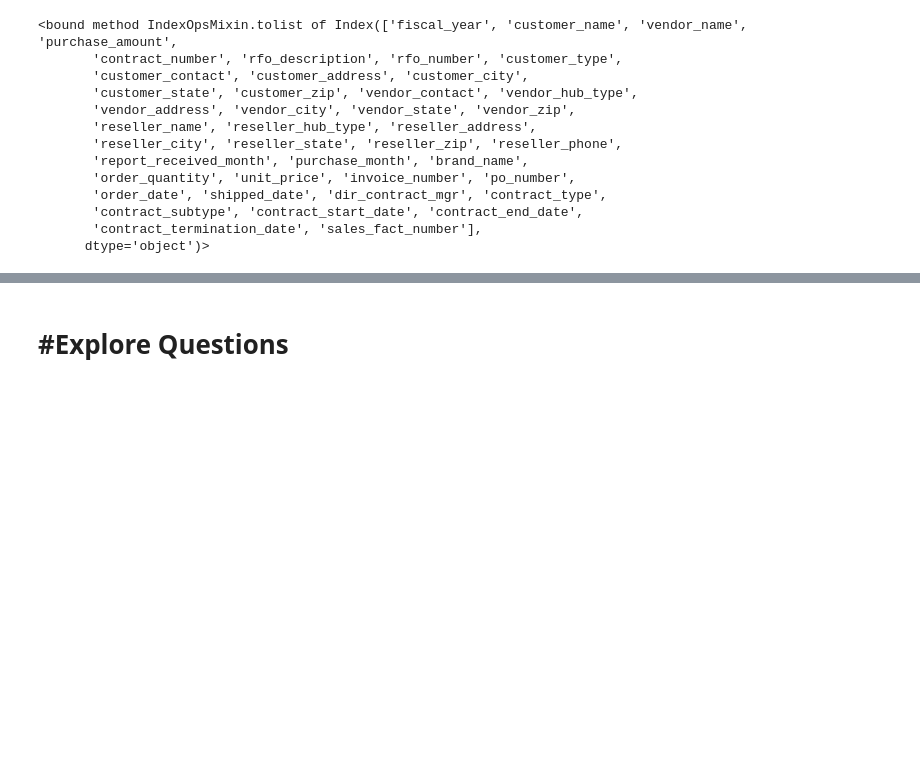
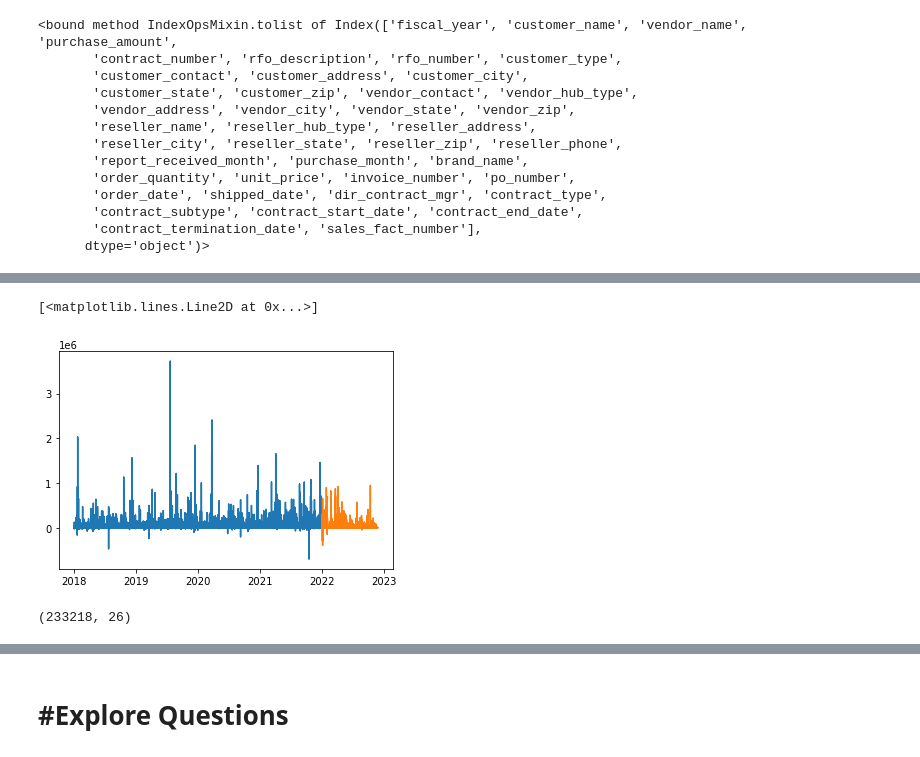
Before and after one commit to The-Real-MVPs/cisco-time-series-analysis, a Jupyter notebook: yvette_ibarra/yvette_workbook.ipynb, the cells around one changed output, grey strips where cells are left out. Cells and saved outputs as stored; diff of their text form; code cells hidden in the pictures; blank space fills up the shorter version.

```diff
--- a/yvette_ibarra/yvette_workbook.ipynb
+++ b/yvette_ibarra/yvette_workbook.ipynb
@@ -6,6 +6,11 @@ import numpy as np
 import matplotlib.pyplot as plt
 import seaborn as sns
 import statsmodels.api as sm
+# %%
+# plotting defaults
+plt.rc('figure', figsize=(13, 7))
+plt.style.use('seaborn-whitegrid')
+plt.rc('font', size=16)
 # %%
 df = pd.read_pickle('data/data.pickle')
 # %%
@@ -249,0 +266,13 @@ df_explore.shape
+# %%
+train= df_explore['2018':'2021']
+test = df_explore['2022']
+
+plt.plot(train.index, train.purchase_amount)
+plt.plot(test.index, test.purchase_amount)
+# %% [output]
+[<matplotlib.lines.Line2D at 0x...>]
+[figure, added]
+# %%
+train.shape
+# %% [output]
+(233218, 26)
```
Also changed, not shown: parts of 36 cells of this notebook.
